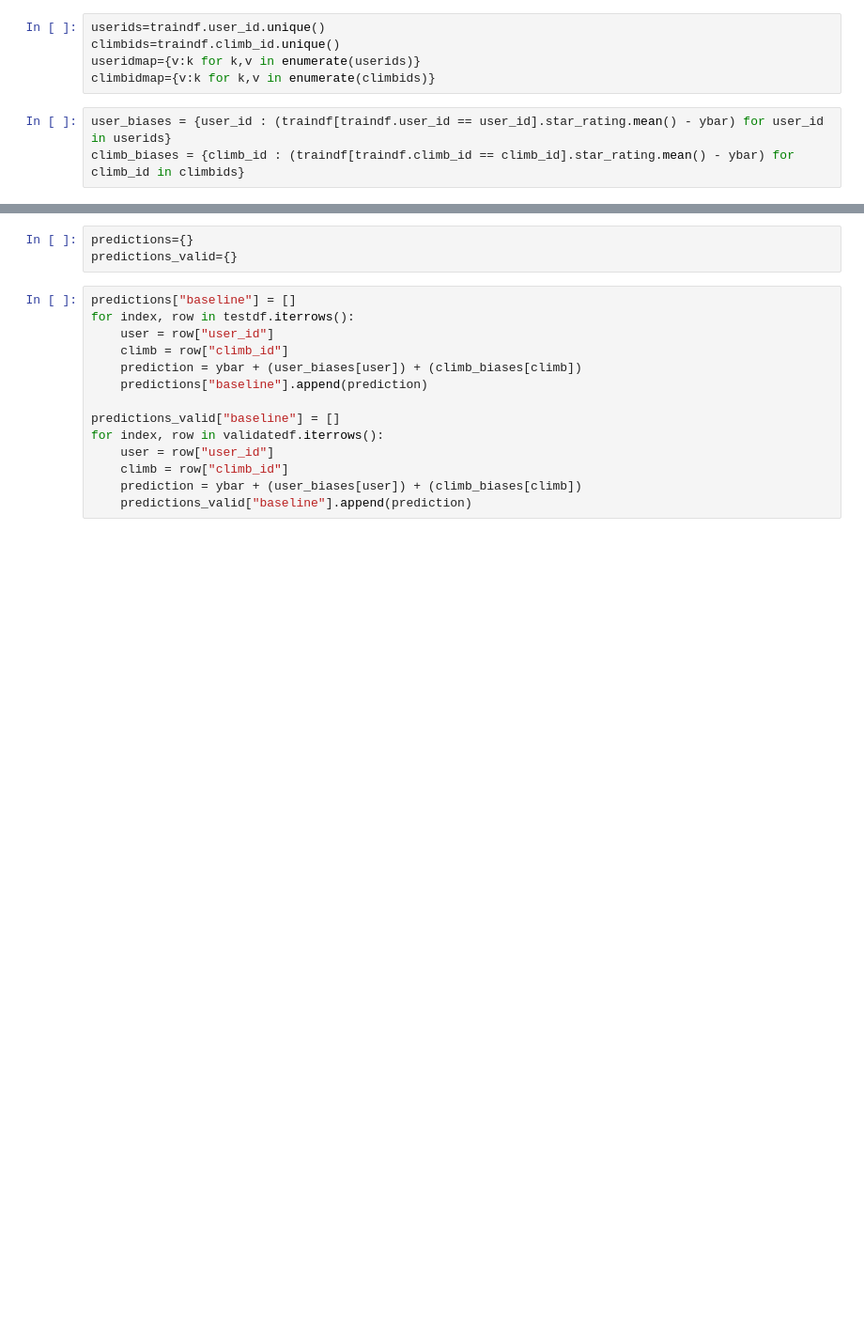
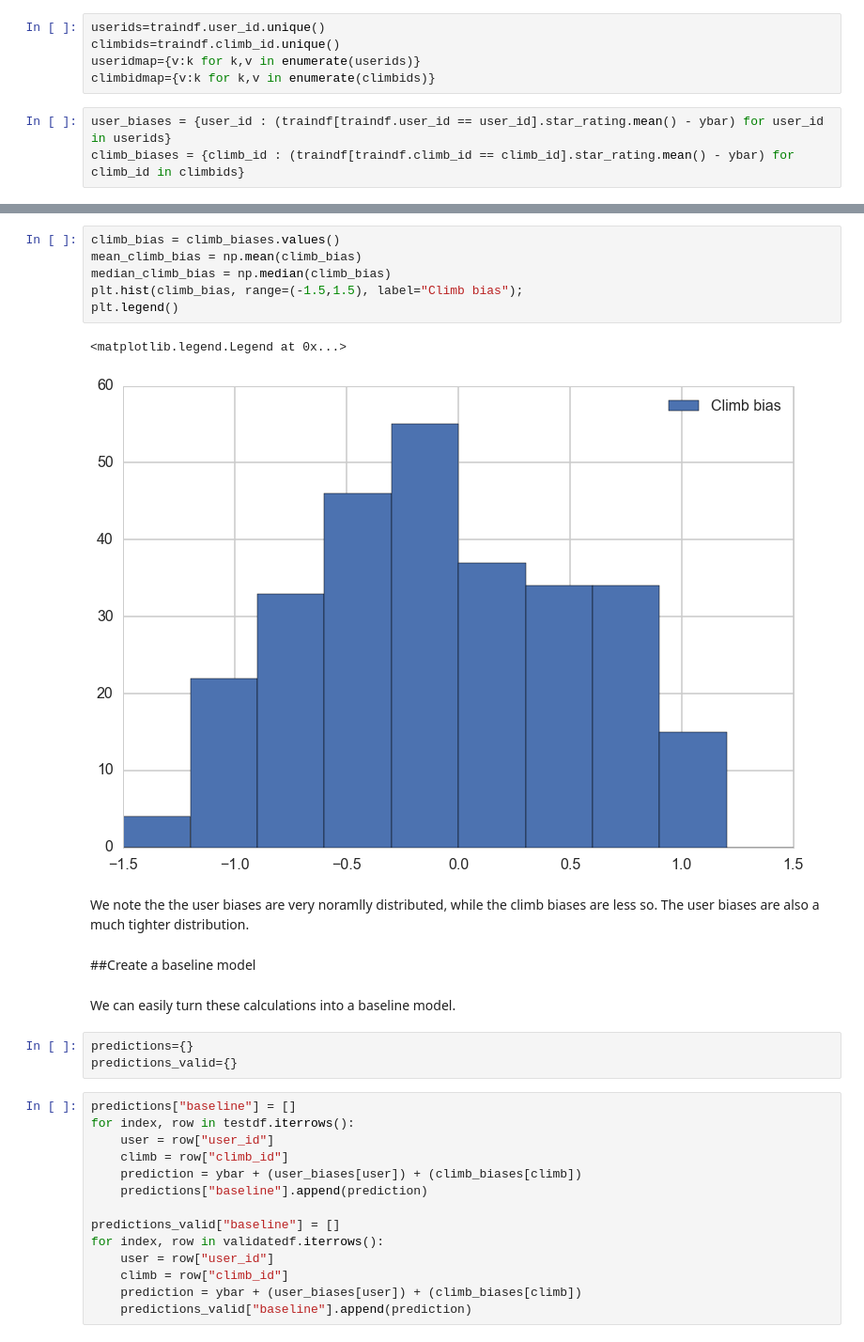
Before and after one commit to nolefp/cs109-final-project, a Jupyter notebook: All Classifiers and Ensemble.ipynb, the cells around one changed output, grey strips where cells are left out. Shown at 94% size. Drawn from its saved outputs; the diff is of its cells as text; blank space fills up the shorter version.

```diff
--- a/All Classifiers and Ensemble.ipynb
+++ b/All Classifiers and Ensemble.ipynb
@@ -95,3 +118,18 @@ climb_biases = {climb_id : (traindf[traindf.climb_id == climb_id].star_rating.me
+# %%
+climb_bias = climb_biases.values()
+mean_climb_bias = np.mean(climb_bias)
+median_climb_bias = np.median(climb_bias)
+plt.hist(climb_bias, range=(-1.5,1.5), label="Climb bias");
+plt.legend()
+# %% [output]
+<matplotlib.legend.Legend at 0x...>
+[figure, added]
+# %% [markdown]
+We note the the user biases are very noramlly distributed, while the climb biases are less so.  The user biases are also a much tighter distribution.
+# %% [markdown]
+##Create a baseline model
+# %% [markdown]
+We can easily turn these calculations into a baseline model.
 # %%
 predictions={}
 predictions_valid={}
```
Also changed, not shown: parts of 73 cells of this notebook, 3 other files.
